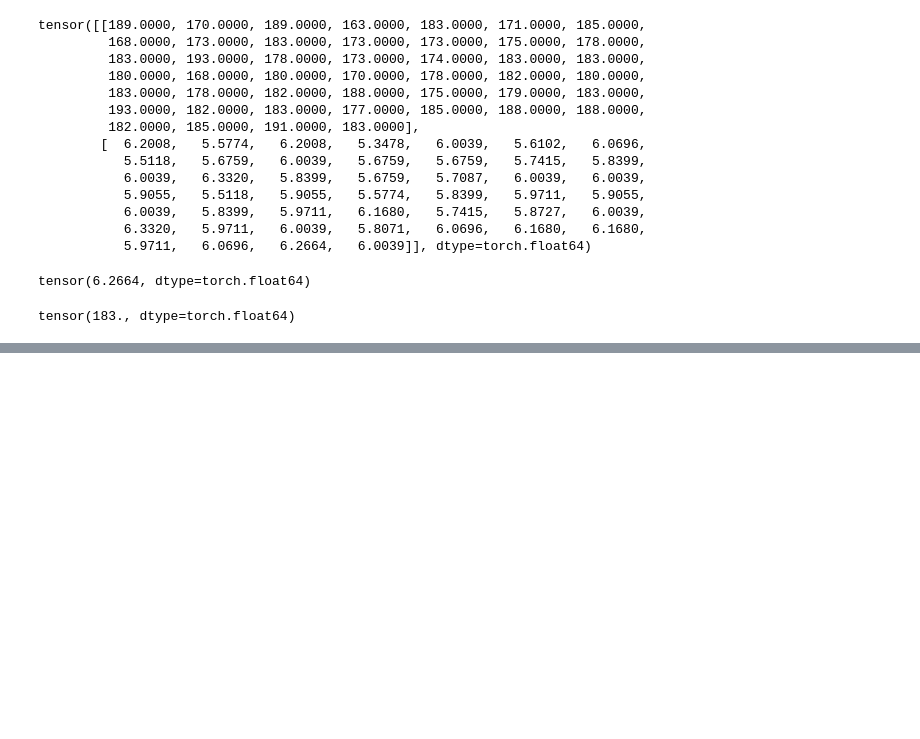
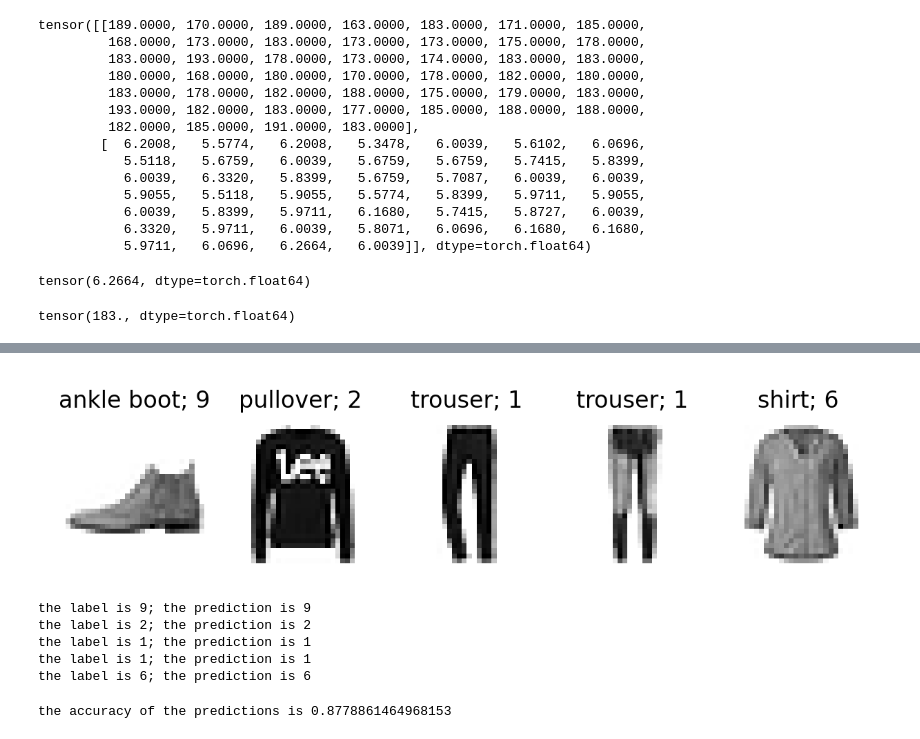
Before and after one commit to NIKHILSHARMA5896/Learn_Generative_AI_with_Pytorch, a Jupyter notebook: CH02-Deep_Learning_with_Pytorch.ipynb, the cells around one changed output, grey strips where cells are left out. Saved outputs shown, nothing was run; the diff lists cells and outputs as text; code cells hidden in the pictures; blank space fills up the shorter version.

```diff
--- a/CH02-Deep_Learning_with_Pytorch.ipynb
+++ b/CH02-Deep_Learning_with_Pytorch.ipynb
@@ -164,0 +361,3 @@ tensor(183., dtype=torch.float64)
+# %%
+train_set,val_set=torch.utils.data.random_split(\
+    train_set,[50000,10000])
@@ -164,0 +404,4 @@ tensor(183., dtype=torch.float64)
+# %%
+lr=0.001
+optimizer=torch.optim.Adam(model.parameters(),lr=lr)
+loss_fn=nn.CrossEntropyLoss()
@@ -164,0 +421,17 @@ tensor(183., dtype=torch.float64)
+# %%
+def val_epoch():
+    vloss=0
+    for n,(imgs,labels) in enumerate(val_loader):
+        imgs=imgs.reshape(-1,28*28).to(device)
+        labels=labels.reshape(-1,).to(device)
+        preds=model(imgs)
+        loss=loss_fn(preds,labels)
+        vloss+=loss.detach()
+    return vloss/n
+# %%
+for i in range(1,101):
+    tloss=train_epoch()
+    vloss=val_epoch()
+    print(f"at epoch {i}, tloss is {tloss}, vloss is {vloss}")
+    if stopper.stop(vloss)==True:
+        break
@@ -164,0 +456,39 @@ tensor(183., dtype=torch.float64)
+# %%
+plt.figure(dpi=300,figsize=(5,1))
+for i in range(5):
+    ax=plt.subplot(1,5, i + 1)
+    img=test_set[i][0]
+    label=test_set[i][1]
+    img=img/2+0.5
+    img=img.reshape(28, 28)
+    plt.imshow(img, cmap="binary")
+    plt.axis('off')
+    plt.title(text_labels[label]+f"; {label}", fontsize=8)
+plt.show()
+for i in range(5):
+    img,label = test_set[i]
+    img=img.reshape(-1,28*28).to(device)
+    pred=model(img)
+    index_pred=torch.argmax(pred,dim=1)
+    idx=index_pred.item()
+    print(f"the label is {label}; the prediction is {idx}")
+# %% [output]
+[figure, added]
+the label is 9; the prediction is 9
+the label is 2; the prediction is 2
+the label is 1; the prediction is 1
+the label is 1; the prediction is 1
+the label is 6; the prediction is 6
+# %%
+results=[]
+for imgs,labels in test_loader:
+    imgs=imgs.reshape(-1,28*28).to(device)
+    labels=(labels).reshape(-1,).to(device)
+    preds=model(imgs)
+    pred10=torch.argmax(preds,dim=1)
+    correct=(pred10==labels)
+    results.append(correct.detach().cpu().numpy().mean())
+accuracy=np.array(results).mean()
+print(f"the accuracy of the predictions is {accuracy}")
+# %% [output]
+the accuracy of the predictions is 0.8778861464968153
```
Also changed, not shown: parts of 29 cells of this notebook, 1 other file.
